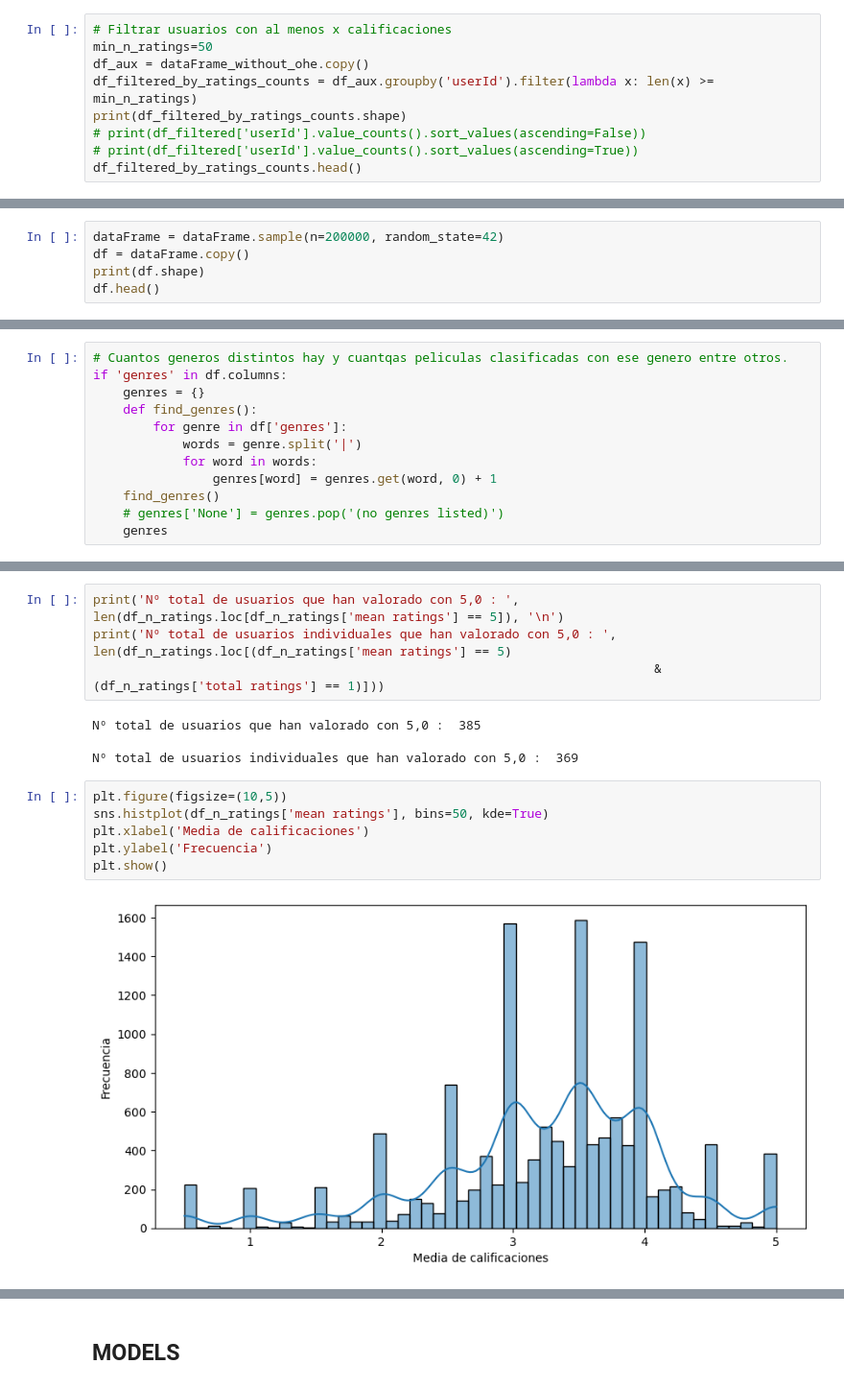
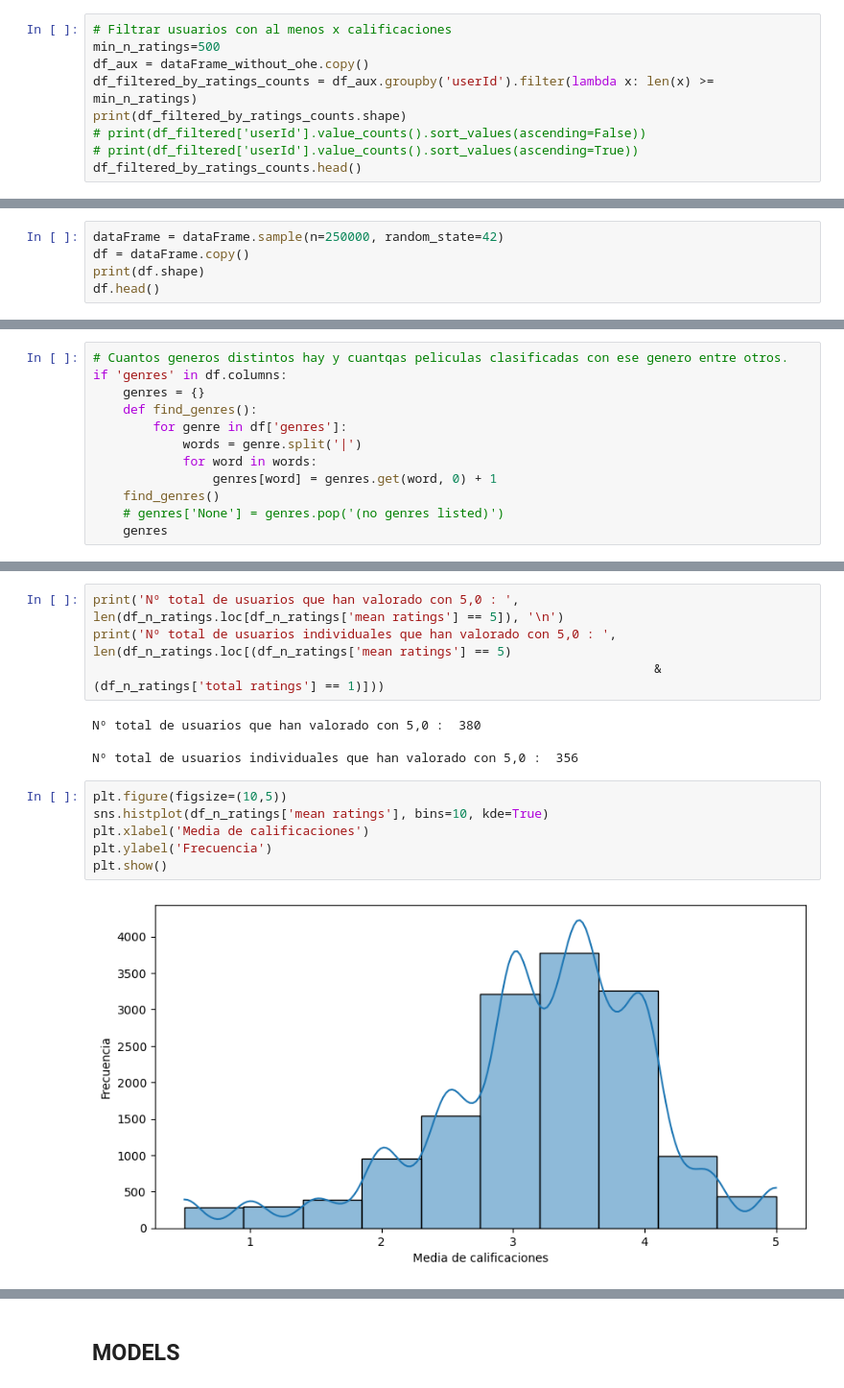
Before and after one commit to Jaime44/WorkSpace, a Jupyter notebook: models/neural network/00_NN_Recommender_system_movie.ipynb, the cells around one changed output, grey strips where cells are left out. Shown at 96% size. Saved outputs shown, nothing was run; the diff lists cells and outputs as text.

```diff
--- a/models/neural network/00_NN_Recommender_system_movie.ipynb
+++ b/models/neural network/00_NN_Recommender_system_movie.ipynb
@@ -104,7 +99,7 @@ dataFrame_without_ohe.head()
 | 4 | 7 | 296 | NaN | masterpiece, hit men, gratuitous ... | Pulp Fiction (1994) | Comedy|Crime|Drama|Thriller | 835444730 | 4.0 |
 # %%
 # Filtrar usuarios con al menos x calificaciones
-min_n_ratings=50
+min_n_ratings=500
 df_aux = dataFrame_without_ohe.copy()
 df_filtered_by_ratings_counts = df_aux.groupby('userId').filter(lambda x: len(x) >= min_n_ratings)
 print(df_filtered_by_ratings_counts.shape)
@@ -123,7 +118,7 @@ df_filtered_by_ratings_counts.head()
 dataFrame = df_filtered_by_ratings_counts.copy()
 # dataFrame = dataFrame_onehot_encode.copy()
 # %%
-dataFrame = dataFrame.sample(n=200000, random_state=42)
+dataFrame = dataFrame.sample(n=250000, random_state=42)
 df = dataFrame.copy()
 print(df.shape)
 df.head()
@@ -327,17 +322,17 @@ print('Nº total de usuarios que han valorado con 5,0 : ', len(df_n_ratings.loc[
 print('Nº total de usuarios individuales que han valorado con 5,0 : ', len(df_n_ratings.loc[(df_n_ratings['mean ratings'] == 5)
                                                                            & (df_n_ratings['total ratings'] == 1)]))
 # %% [output]
-Nº total de usuarios que han valorado con 5,0 :  385
+Nº total de usuarios que han valorado con 5,0 :  380
 
-Nº total de usuarios individuales que han valorado con 5,0 :  369
+Nº total de usuarios individuales que han valorado con 5,0 :  356
 # %%
 plt.figure(figsize=(10,5))
-sns.histplot(df_n_ratings['mean ratings'], bins=50, kde=True)
+sns.histplot(df_n_ratings['mean ratings'], bins=10, kde=True)
 plt.xlabel('Media de calificaciones')
 plt.ylabel('Frecuencia')
 plt.show()
 # %% [output]
-[figure, old version]
+[figure, new version]
 # %%
 # Mean Ratings vs Total Number of Ratings
 sns.jointplot(x='mean ratings', y='total ratings', data=df_n_ratings, height=8, ratio=4)
```
Also changed, not shown: parts of 85 cells of this notebook, 3 other files.
